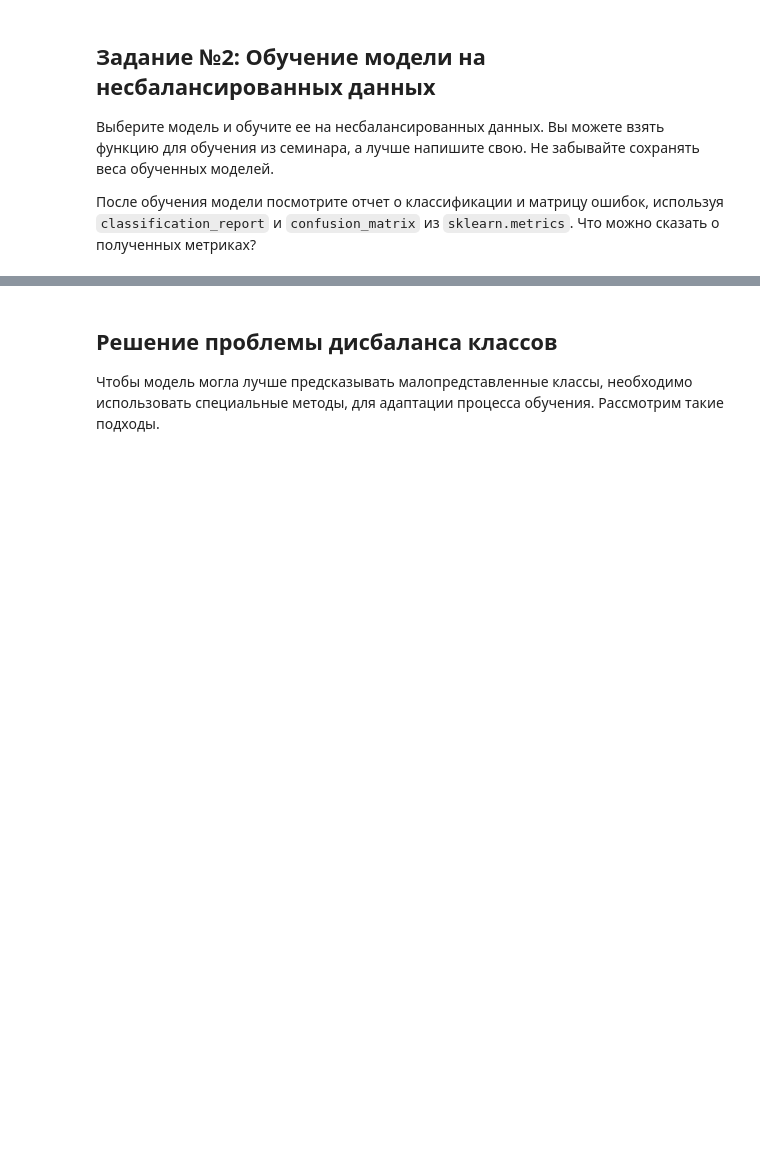
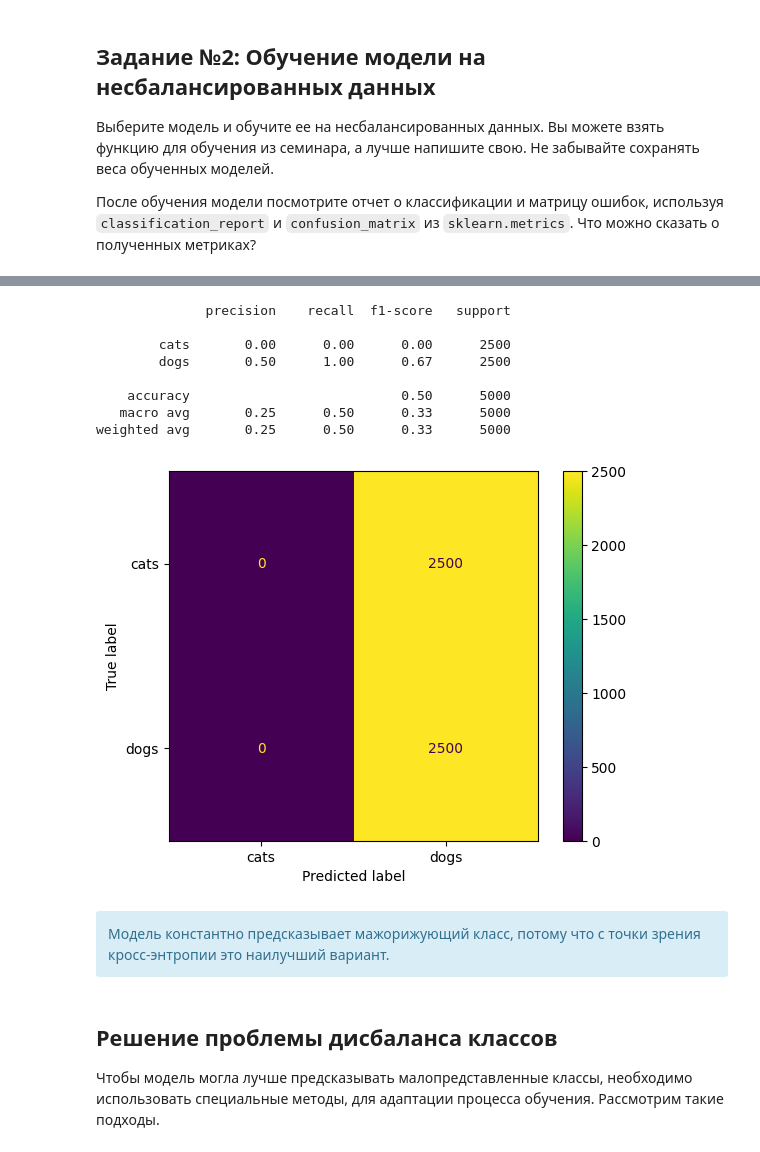
Before and after one commit to br0fire/HSE_CV, a Jupyter notebook: HW1/ДЗ_Классификация_изображений.ipynb, the cells around one changed output, grey strips where cells are left out. Drawn from its saved outputs; the diff is of its cells as text; code cells hidden in the pictures; blank space fills up the shorter version.

```diff
--- a/HW1/ДЗ_Классификация_изображений.ipynb
+++ b/HW1/ДЗ_Классификация_изображений.ipynb
@@ -88,3 +303,32 @@ test_loader = ... # YOUR CODE HERE
+# %%
+def run_and_metrics(model, checkpoint, val_loader, if_return=False):
+    sd = torch.load(checkpoint, weights_only=True)
+    model.load_state_dict(sd)
+    val_acc, _, y_pred, y_true = inference(model, val_loader, log=True)
+    print(classification_report(y_true, y_pred, target_names=[test_data.classes[0], test_data.classes[1]], zero_division=0))
+    cm = confusion_matrix(y_true, y_pred)
+    disp = ConfusionMatrixDisplay(confusion_matrix=cm,
+                                  display_labels=test_data.classes)
+    disp.plot()
+    plt.show()
+    if if_return:
+        return y_pred, y_true
+# %%
+run_and_metrics(model, 'checkpoints/baseline.pth', test_loader)
+# %% [output]
+              precision    recall  f1-score   support
+
+        cats       0.00      0.00      0.00      2500
+        dogs       0.50      1.00      0.67      2500
+
+    accuracy                           0.50      5000
+   macro avg       0.25      0.50      0.33      5000
+weighted avg       0.25      0.50      0.33      5000
+[figure, added]
+# %% [markdown]
+<div class="alert alert-block alert-info">
+Модель константно предсказывает мажорижующий класс, потому что с точки зрения кросс-энтропии это наилучший вариант.
+</div>
 # %% [markdown]
 ## Решение проблемы дисбаланса классов
 Чтобы модель могла лучше предсказывать малопредставленные классы, необходимо использовать специальные методы, для адаптации процесса обучения. Рассмотрим такие подходы.
```
Also changed, not shown: parts of 52 cells of this notebook, 1 other file.
